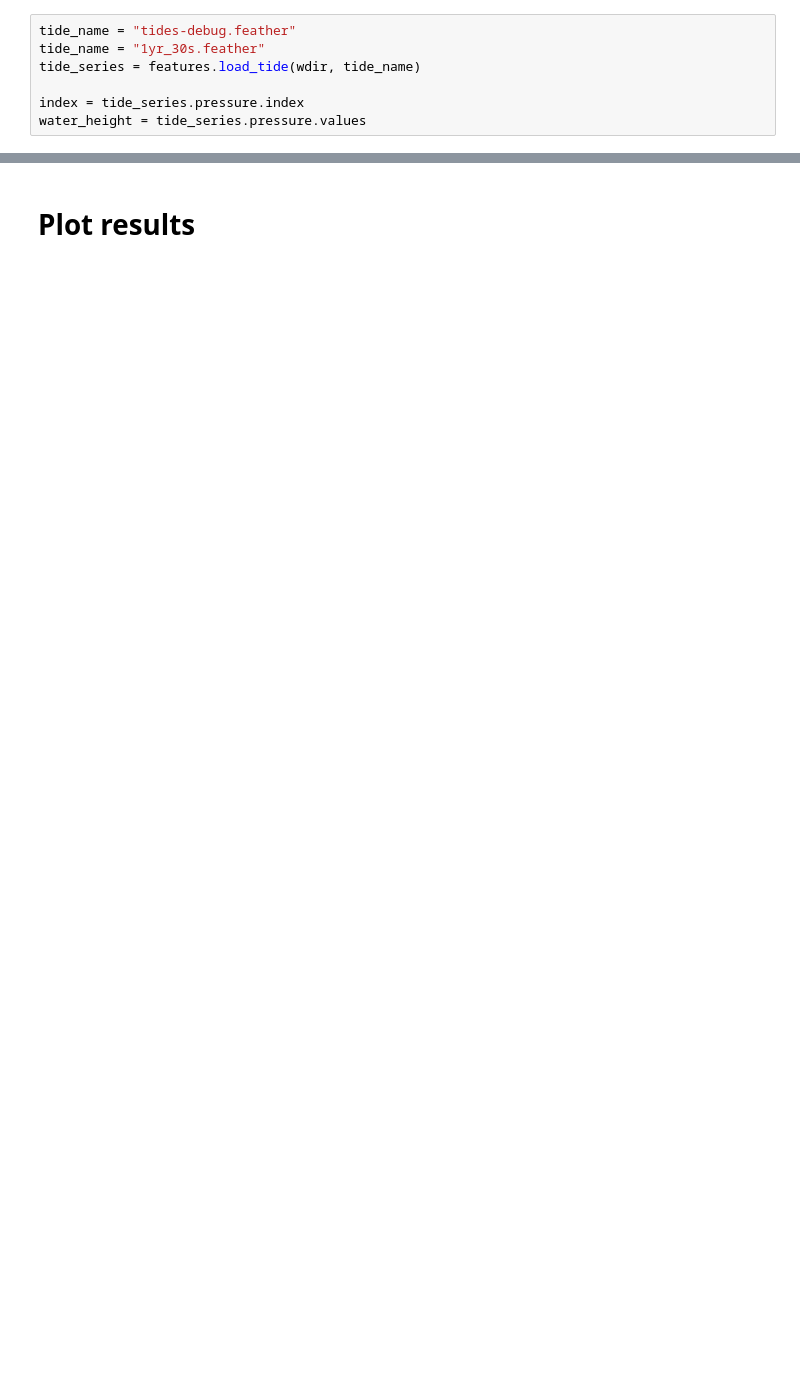
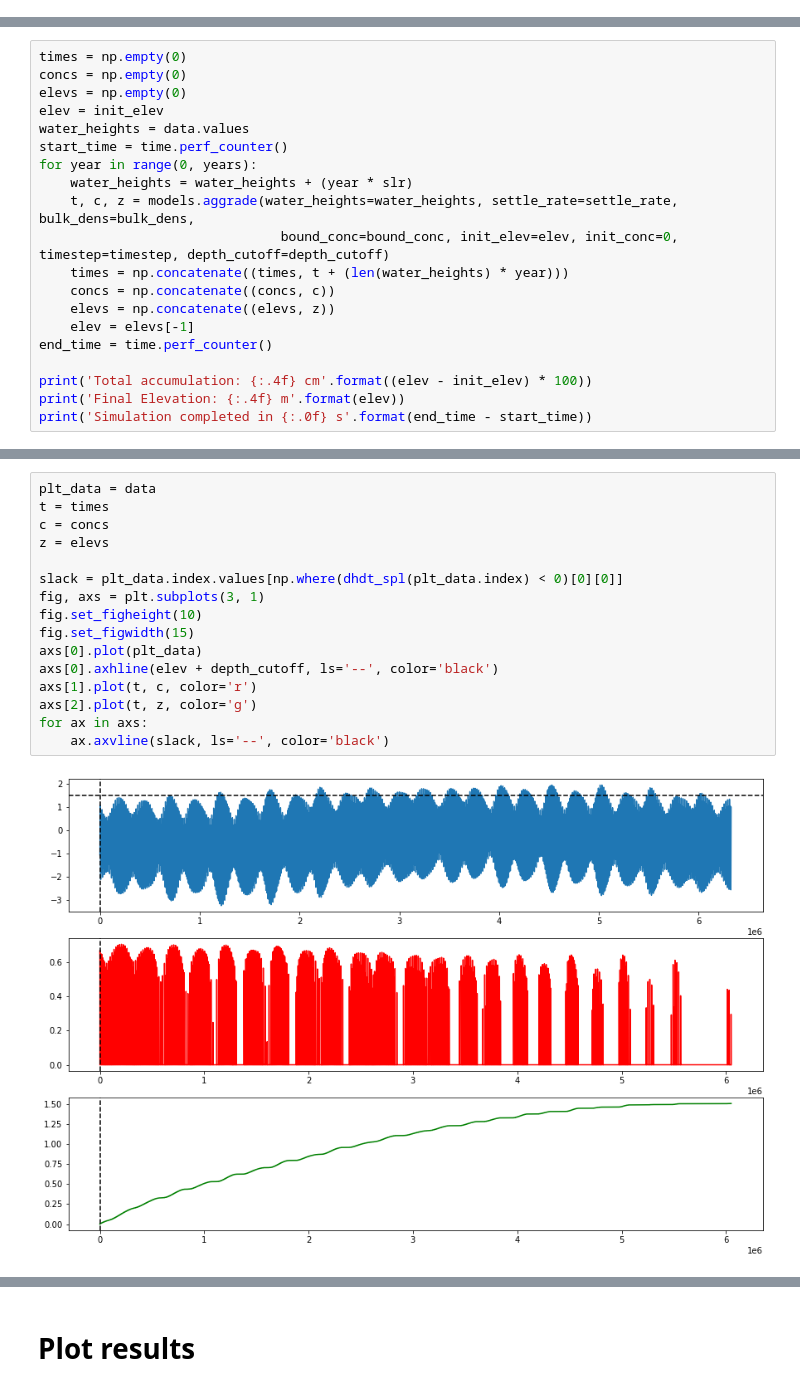
Before and after one commit to christasich/tidal_flat_0d, a Jupyter notebook: notebooks/3-cmt-sediment-model-from-scripts.ipynb, the cells around one changed output, grey strips where cells are left out. Drawn from its saved outputs; the diff is of its cells as text; blank space fills up the shorter version.

```diff
--- a/notebooks/3-cmt-sediment-model-from-scripts.ipynb
+++ b/notebooks/3-cmt-sediment-model-from-scripts.ipynb
@@ -21,7 +12,0 @@ from matplotlib import pyplot as plt
-# %%
-tide_name = "tides-debug.feather"
-tide_name = "1yr_30s.feather"
-tide_series = features.load_tide(wdir, tide_name)
-
-index = tide_series.pressure.index
-water_height = tide_series.pressure.values
@@ -166,0 +134,20 @@ array([[0., 0., 0., 0., 0., 0., 0., 0., 0., 0., 0., 0., 0., 0., 0., 0.,
+# %%
+times = np.empty(0)
+concs = np.empty(0)
+elevs = np.empty(0)
+elev = init_elev
+water_heights = data.values
+start_time = time.perf_counter()
+for year in range(0, years):
+    water_heights = water_heights + (year * slr)
+    t, c, z = models.aggrade(water_heights=water_heights, settle_rate=settle_rate, bulk_dens=bulk_dens,
+                               bound_conc=bound_conc, init_elev=elev, init_conc=0, timestep=timestep, depth_cutoff=depth_cutoff)
+    times = np.concatenate((times, t + (len(water_heights) * year)))
+    concs = np.concatenate((concs, c))
+    elevs = np.concatenate((elevs, z))
+    elev = elevs[-1]
+end_time = time.perf_counter()
+
+print('Total accumulation: {:.4f} cm'.format((elev - init_elev) * 100))
+print('Final Elevation: {:.4f} m'.format(elev))
+print('Simulation completed in {:.0f} s'.format(end_time - start_time))
@@ -166,0 +158,18 @@ array([[0., 0., 0., 0., 0., 0., 0., 0., 0., 0., 0., 0., 0., 0., 0., 0.,
+# %%
+plt_data = data
+t = times
+c = concs
+z = elevs
+
+slack = plt_data.index.values[np.where(dhdt_spl(plt_data.index) < 0)[0][0]]
+fig, axs = plt.subplots(3, 1)
+fig.set_figheight(10)
+fig.set_figwidth(15)
+axs[0].plot(plt_data)
+axs[0].axhline(elev + depth_cutoff, ls='--', color='black')
+axs[1].plot(t, c, color='r')
+axs[2].plot(t, z, color='g')
+for ax in axs:
+    ax.axvline(slack, ls='--', color='black')
+# %% [output]
+[figure, added]
```
Also changed, not shown: parts of 26 cells of this notebook, 3 other files.
